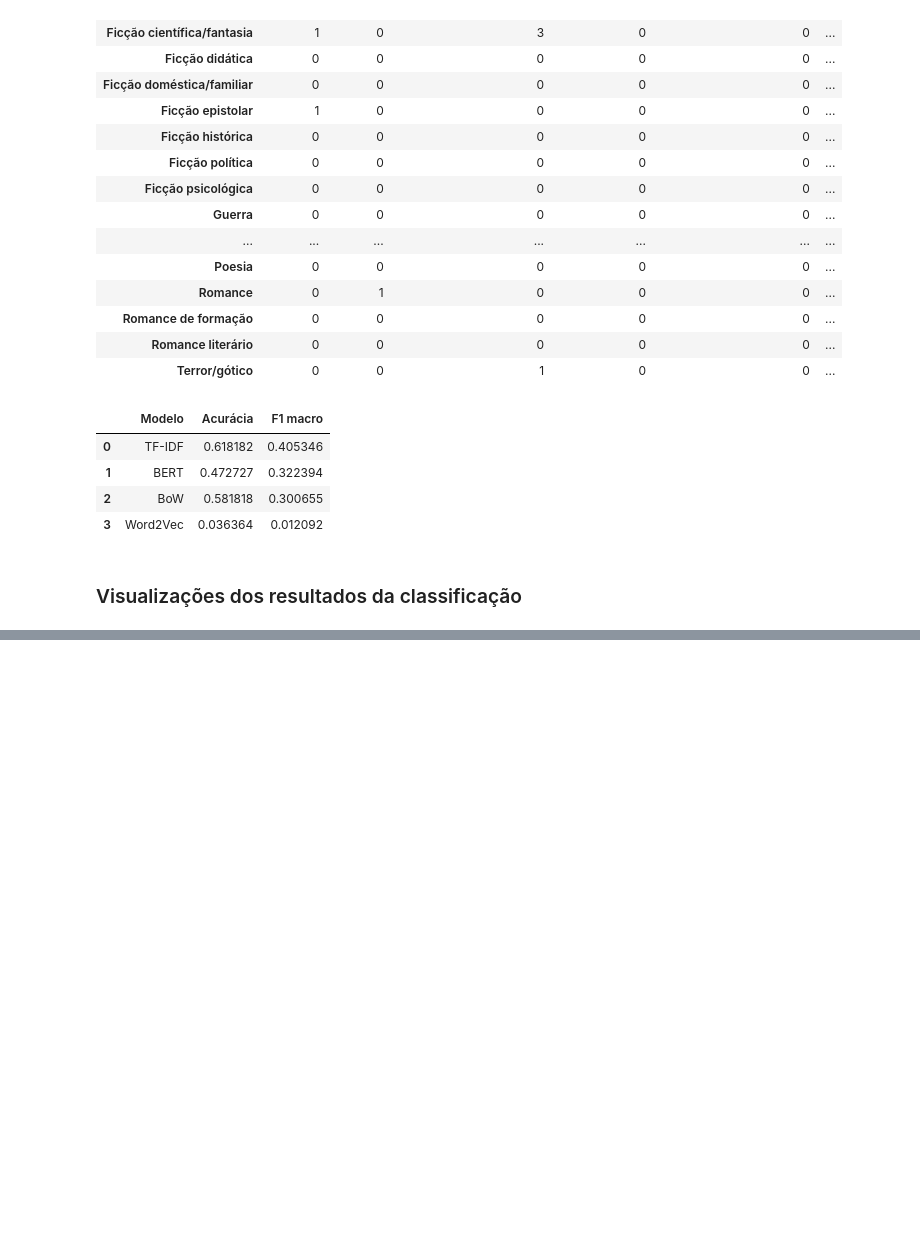
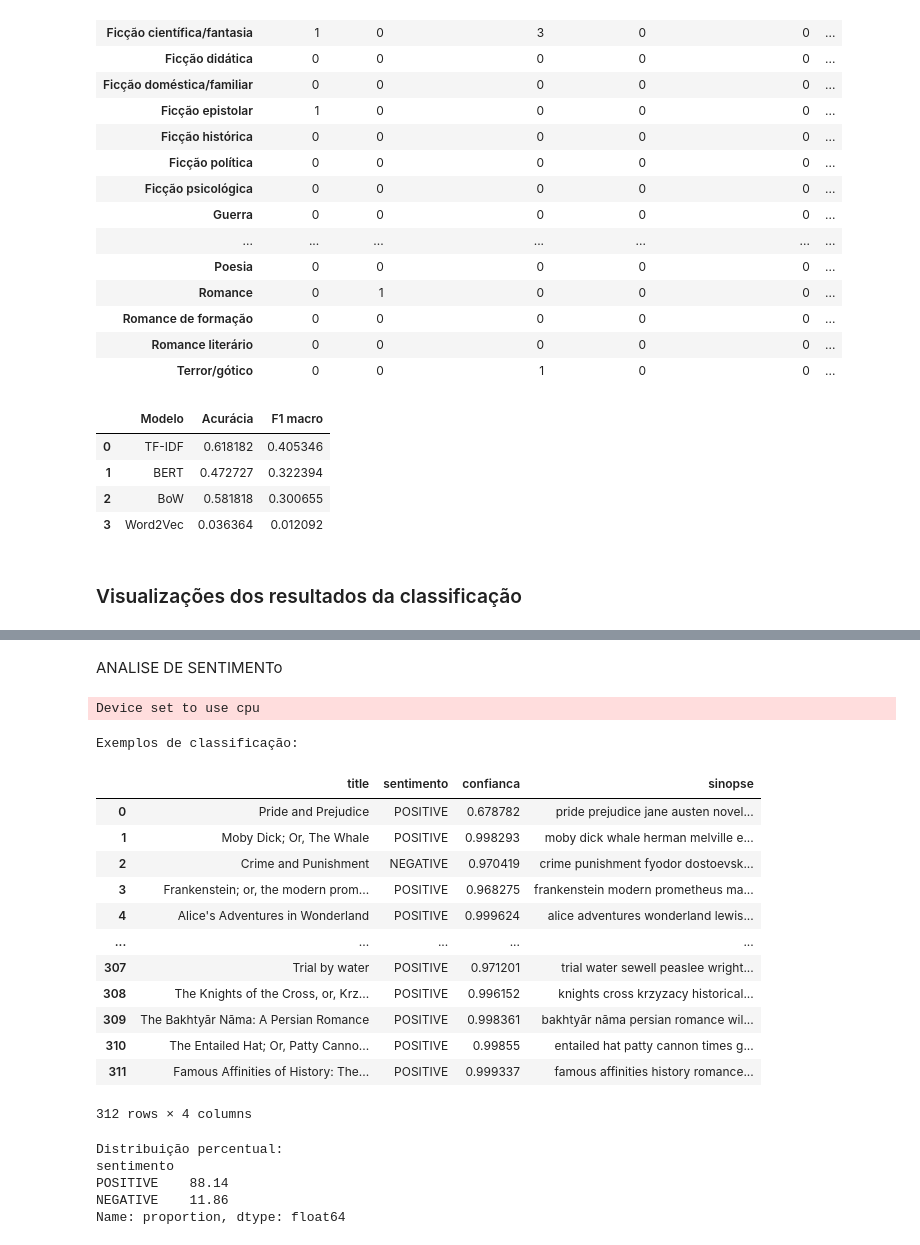
Before and after one commit to marcelliharbs/literary-genre-classifier, a Jupyter notebook: comparacao_modelos.ipynb, the cells around one changed output, grey strips where cells are left out. Saved outputs shown, nothing was run; the diff lists cells and outputs as text; code cells hidden in the pictures; blank space fills up the shorter version.

```diff
--- a/comparacao_modelos.ipynb
+++ b/comparacao_modelos.ipynb
@@ -954,0 +950,59 @@ plt.show()
+# %% [markdown]
+ANALISE DE SENTIMENTo
+# %%
+from transformers import pipeline
+
+sentiment_model = pipeline(
+    "sentiment-analysis",
+    model="distilbert/distilbert-base-uncased-finetuned-sst-2-english"
+)
+
+df_sentimentos = df[["book_id", "title", "texto"]].rename(columns={"texto": "sinopse"}).copy()
+df_sentimentos["sinopse"] = df_sentimentos["sinopse"].fillna("").astype(str).str.strip()
+
+validos = df_sentimentos["sinopse"].ne("")
+
+resultados = sentiment_model(
+    df_sentimentos.loc[validos, "sinopse"].tolist(),
+    batch_size=16,
+    truncation=True,
+    max_length=512
+)
+
+df_sentimentos["sentimento"] = None
+df_sentimentos["confianca"] = None
+df_sentimentos.loc[validos, "sentimento"] = [r["label"] for r in resultados]
+df_sentimentos.loc[validos, "confianca"] = [r["score"] for r in resultados]
+
+df_sentimentos_validos = df_sentimentos[df_sentimentos["sentimento"].notna()]
+
+print("\nExemplos de classificação:")
+display(df_sentimentos_validos[["title", "sentimento", "confianca", "sinopse"]])
+
+distribuicao = (
+    df_sentimentos["sentimento"].dropna()
+    .value_counts(normalize=True).mul(100).round(2)
+)
+print("Distribuição percentual:")
+print(distribuicao)
+# %% [output]
+Device set to use cpu
+Exemplos de classificação:
+|  | title | sentimento | confianca | sinopse |
+| 0 | Pride and Prejudice | POSITIVE | 0.678782 | pride prejudice jane austen novel... |
+| 1 | Moby Dick; Or, The Whale | POSITIVE | 0.998293 | moby dick whale herman melville e... |
+| 2 | Crime and Punishment | NEGATIVE | 0.970419 | crime punishment fyodor dostoevsk... |
+| 3 | Frankenstein; or, the modern prom... | POSITIVE | 0.968275 | frankenstein modern prometheus ma... |
+| 4 | Alice's Adventures in Wonderland | POSITIVE | 0.999624 | alice adventures wonderland lewis... |
+| ... | ... | ... | ... | ... |
+| 307 | Trial by water | POSITIVE | 0.971201 | trial water sewell peaslee wright... |
+| 308 | The Knights of the Cross, or, Krz... | POSITIVE | 0.996152 | knights cross krzyzacy historical... |
+| 309 | The Bakhtyār Nāma: A Persian Romance | POSITIVE | 0.998361 | bakhtyār nāma persian romance wil... |
+| 310 | The Entailed Hat; Or, Patty Canno... | POSITIVE | 0.99855 | entailed hat patty cannon times g... |
+| 311 | Famous Affinities of History: The... | POSITIVE | 0.999337 | famous affinities history romance... |
+312 rows × 4 columns
+Distribuição percentual:
+sentimento
+POSITIVE    88.14
+NEGATIVE    11.86
+Name: proportion, dtype: float64
```
Also changed, not shown: parts of 8 cells of this notebook.
